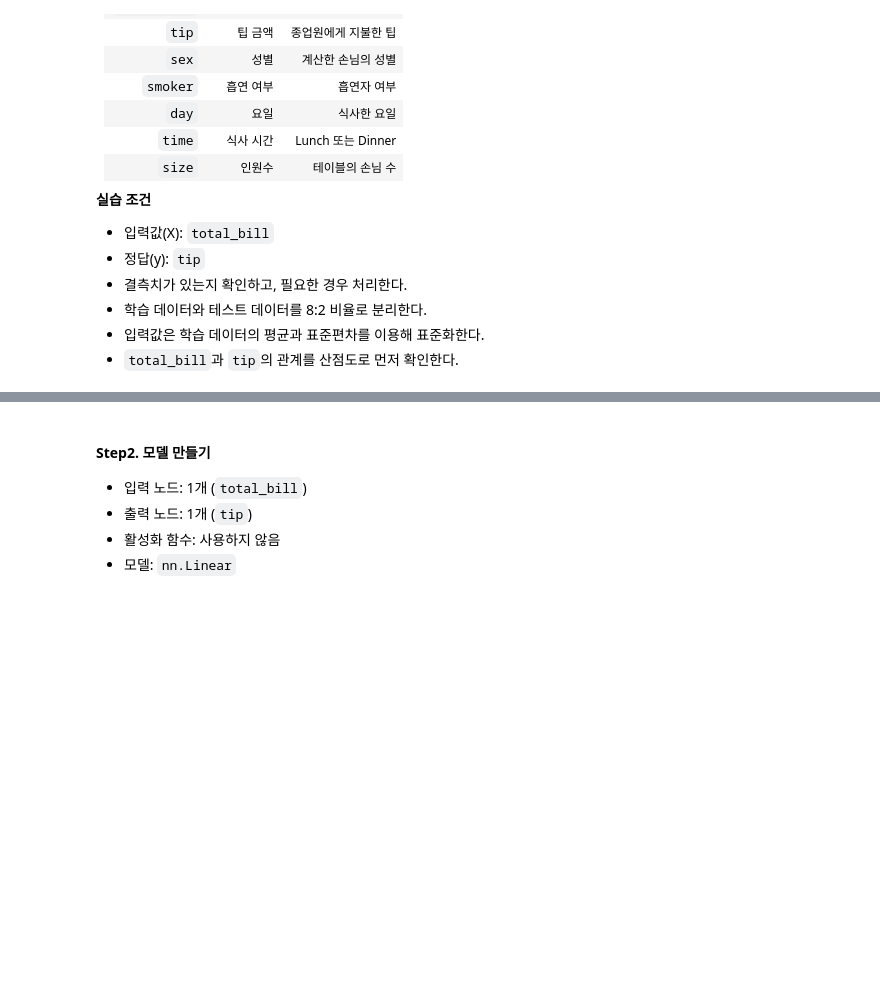
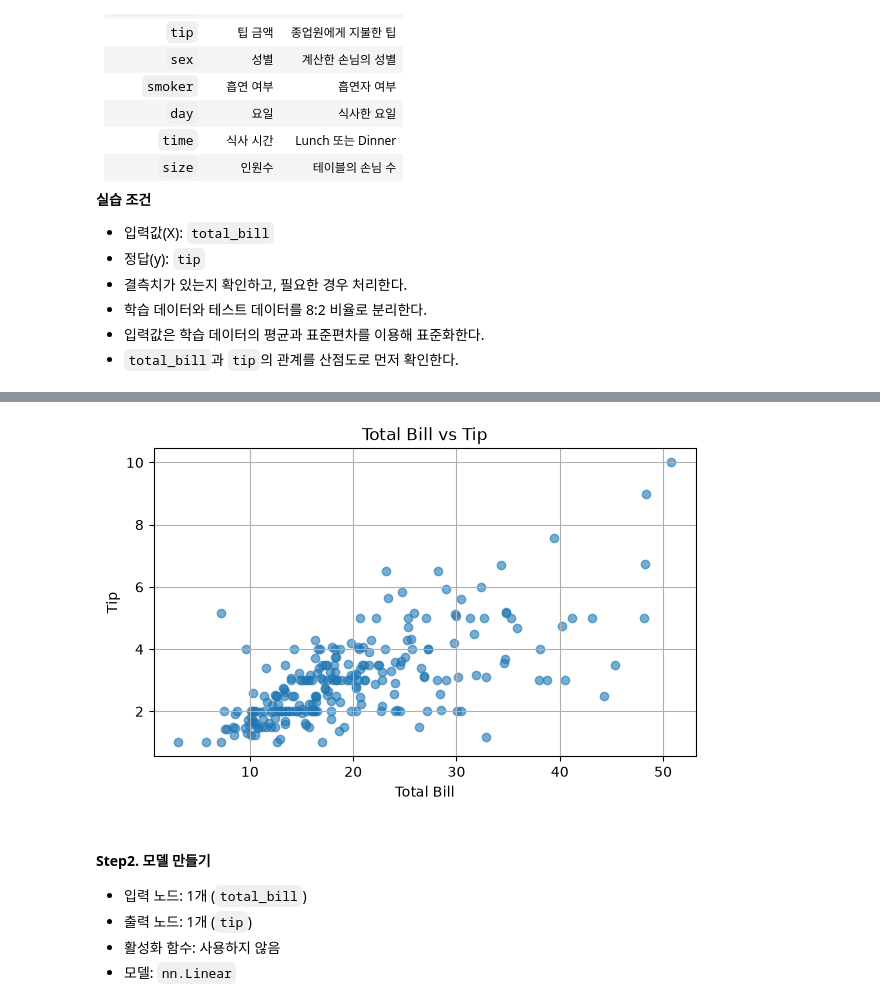
Before and after one commit to aitjoeun/PyTorch, a Jupyter notebook: 03.linear_binary/05.1.Linear_tips.ipynb, the cells around one changed output, grey strips where cells are left out. Saved outputs shown, nothing was run; the diff lists cells and outputs as text; code cells hidden in the pictures; blank space fills up the shorter version.

```diff
--- a/03.linear_binary/05.1.Linear_tips.ipynb
+++ b/03.linear_binary/05.1.Linear_tips.ipynb
@@ -32,6 +43,39 @@
 # %%
+# Tips 데이터 불러오기
 url = "https://raw.githubusercontent.com/mwaskom/seaborn-data/master/tips.csv"
+df = pd.read_csv(url)
 
+print(df.head())
+print("데이터 크기:", df.shape)
+print("\n결측치 개수:")
+print(df.isnull().sum())
 
 # 이번 실습에 필요한 두 열만 사용
 df = df[["total_bill", "tip"]].dropna().copy()
+
+X = torch.tensor(df[["total_bill"]].values, dtype=torch.float32)
+y = torch.tensor(df[["tip"]].values, dtype=torch.float32)
+
+# 학습/테스트 데이터 8:2 분리
+indices = torch.randperm(len(X))
+split = int(len(X) * 0.8)
+
+train_indices = indices[:split]
+test_indices = indices[split:]
+
+X_train = X[train_indices]
+X_test = X[test_indices]
+y_train = y[train_indices]
+y_test = y[test_indices]
+
+# 학습 데이터의 평균과 표준편차로 입력값 표준화
+mean = X_train.mean(dim=0)
+std = X_train.std(dim=0).clamp(min=1e-8)
+
+X_train_scaled = (X_train - mean) / std
+X_test_scaled = (X_test - mean) / std
+
+print("\nX_train:", X_train_scaled.shape)
+print("y_train:", y_train.shape)
+print("X_test:", X_test_scaled.shape)
+print("y_test:", y_test.shape)
@@ -38,3 +100,14 @@ df = df[["total_bill", "tip"]].dropna().copy()
+# %%
+# 전체 데이터의 관계 확인
+plt.figure(figsize=(7, 4))
+plt.scatter(X.numpy(), y.numpy(), alpha=0.6)
+plt.xlabel("Total Bill")
+plt.ylabel("Tip")
+plt.title("Total Bill vs Tip")
+plt.grid(True)
+plt.show()
+# %% [output]
+[figure, added]
 # %% [markdown]
 #### Step2. 모델 만들기
 
```
Also changed, not shown: parts of 7 cells of this notebook, 1 other file.
